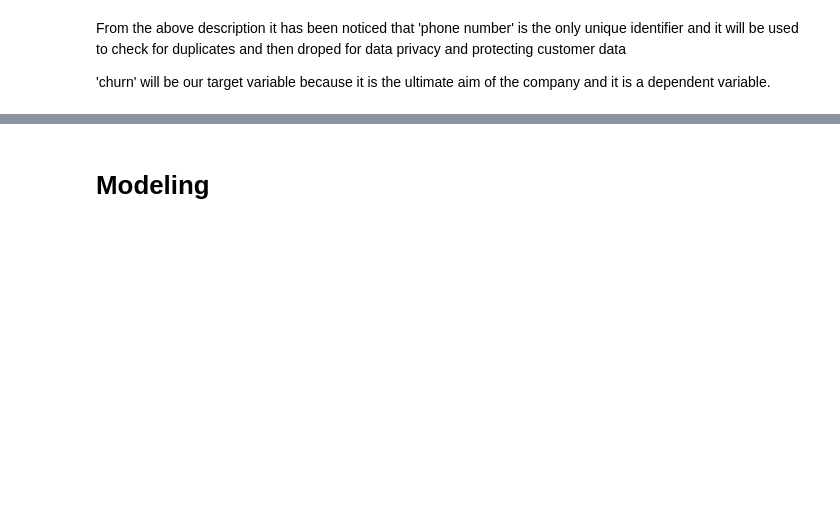
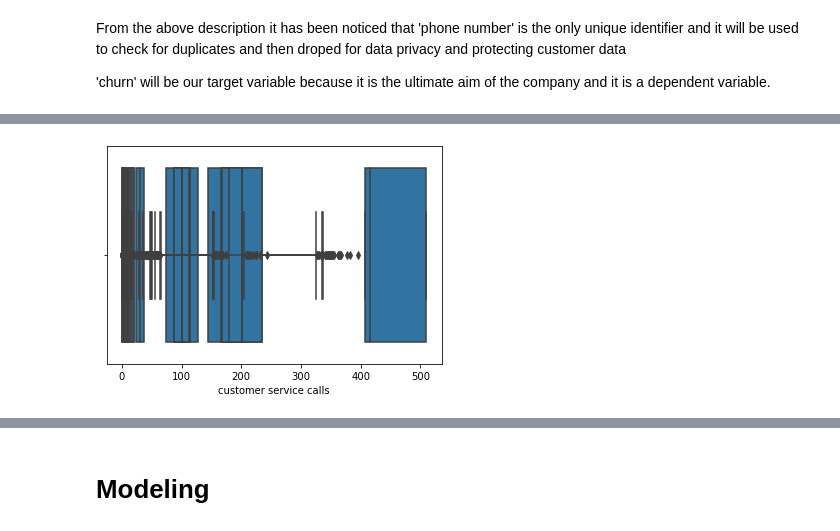
Before and after one commit to williamm243/customer_retention, a Jupyter notebook: customer.ipynb, the cells around one changed output, grey strips where cells are left out. Cells and saved outputs as stored; diff of their text form; code cells hidden in the pictures; blank space fills up the shorter version.

```diff
--- a/customer.ipynb
+++ b/customer.ipynb
@@ -100,0 +184,7 @@ From the above description it has been noticed that 'phone number' is the only u
+# %%
+
+
+for col in churn_data.select_dtypes(include=[np.number]):
+    sns.boxplot(churn_data[col])
+# %% [output]
+[figure, added]
```
Also changed, not shown: parts of 46 cells of this notebook.
